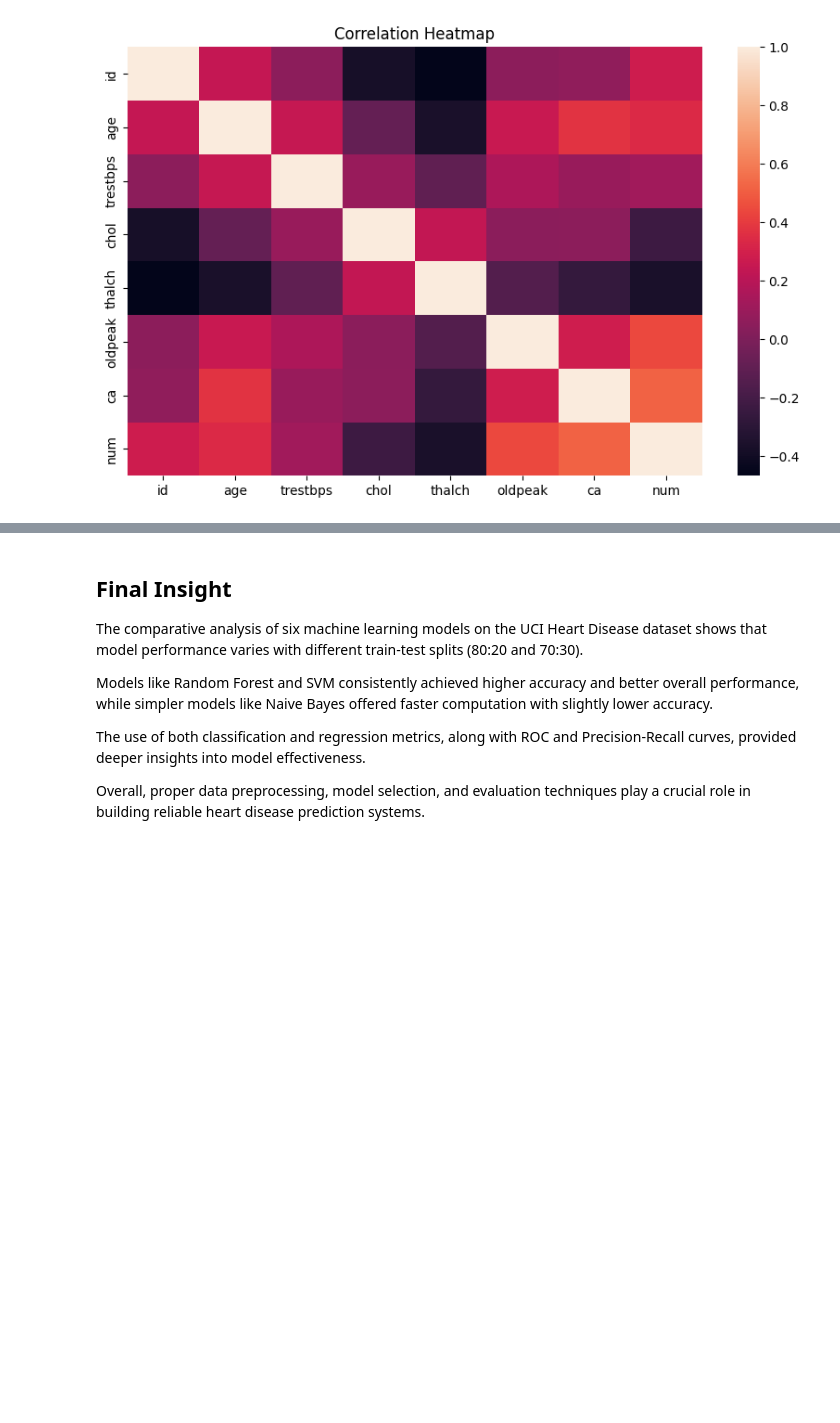
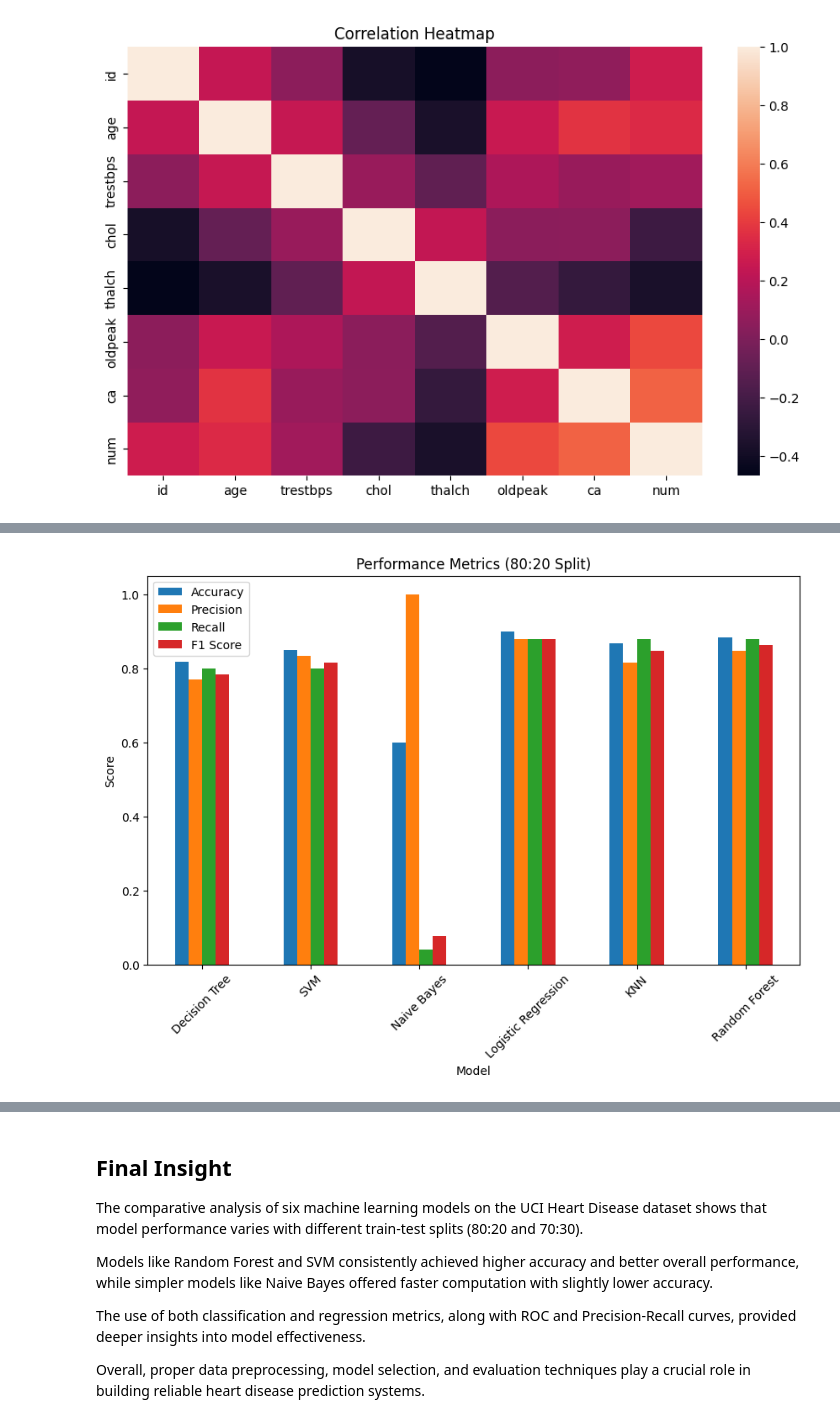
Before and after one commit to akshadjaiswal005/Heart-disease-prediction, a Jupyter notebook: Heart_Disease_Complete_Model_Analysis.ipynb, the cells around one changed output, grey strips where cells are left out. Saved outputs shown, nothing was run; the diff lists cells and outputs as text; code cells hidden in the pictures; blank space fills up the shorter version.

```diff
--- a/Heart_Disease_Complete_Model_Analysis.ipynb
+++ b/Heart_Disease_Complete_Model_Analysis.ipynb
@@ -142,6 +142,7 @@ models = {
     "Random Forest": RandomForestClassifier()
 }
 # %%
+from sklearn.metrics import precision_score, recall_score, f1_score
 def evaluate_models(split_ratio):
 
     results = []
@@ -158,18 +159,30 @@ def evaluate_models(split_ratio):
         y_pred = model.predict(X_test)
 
         acc = accuracy_score(y_test, y_pred)
+        precision = precision_score(y_test, y_pred)
+        recall = recall_score(y_test, y_pred)
+        f1 = f1_score(y_test, y_pred)
         mse = mean_squared_error(y_test, y_pred)
         mae = mean_absolute_error(y_test, y_pred)
         r2 = r2_score(y_test, y_pred)
 
         print(f"\n{name}")
         print("Accuracy:", acc)
+        print("Precision:", precision)
+        print("Recall:", recall)
+        print("F1 Score:", f1)
         print("MSE:", mse)
         print("MAE:", mae)
         print("R2 Score:", r2)
-        print("Confusion Matrix:\n", confusion_matrix(y_test, y_pred))
+        cm = confusion_matrix(y_test, y_pred)
 
-        results.append((name, acc))
+        sns.heatmap(cm, annot=True, fmt='d', cmap='Blues')
+        plt.title(f"{name} Confusion Matrix")
+        plt.xlabel("Predicted")
+        plt.ylabel("Actual")
+        plt.show()
+
+        results.append((name, acc, precision, recall, f1, mse, mae, r2))
 
     return results
 # %%
@@ -195,0 +282,9 @@ Confusion Matrix:
+# %%
+# Bar graph for 80:20
+df1.set_index("Model")[["Accuracy", "Precision", "Recall", "F1 Score"]].plot(kind="bar", figsize=(10,6))
+plt.title("Performance Metrics (80:20 Split)")
+plt.ylabel("Score")
+plt.xticks(rotation=45)
+plt.show()
+# %% [output]
+[figure, added]
```
Also changed, not shown: parts of 8 cells of this notebook.
